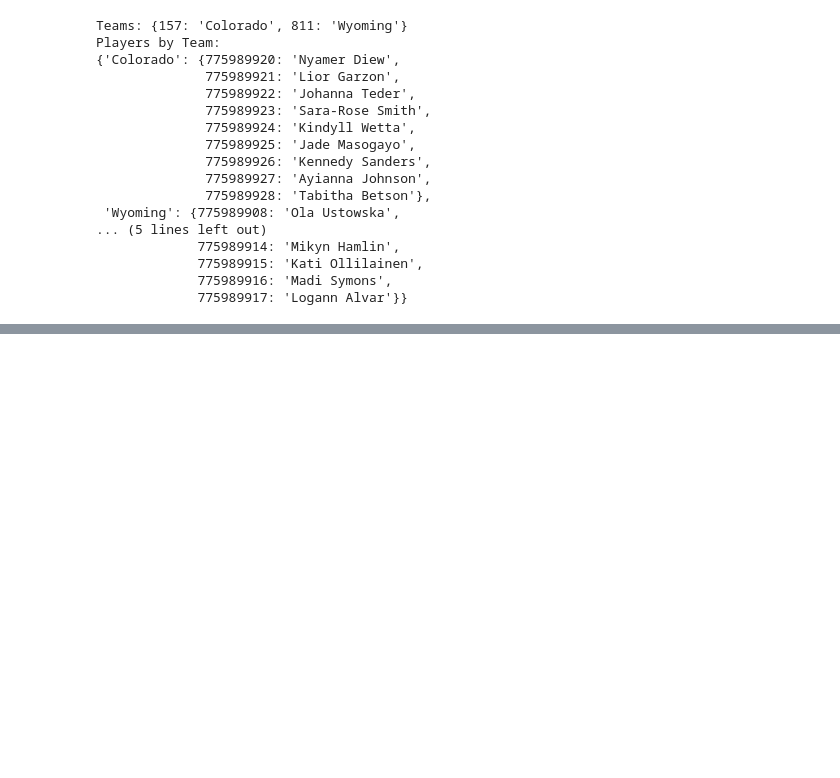
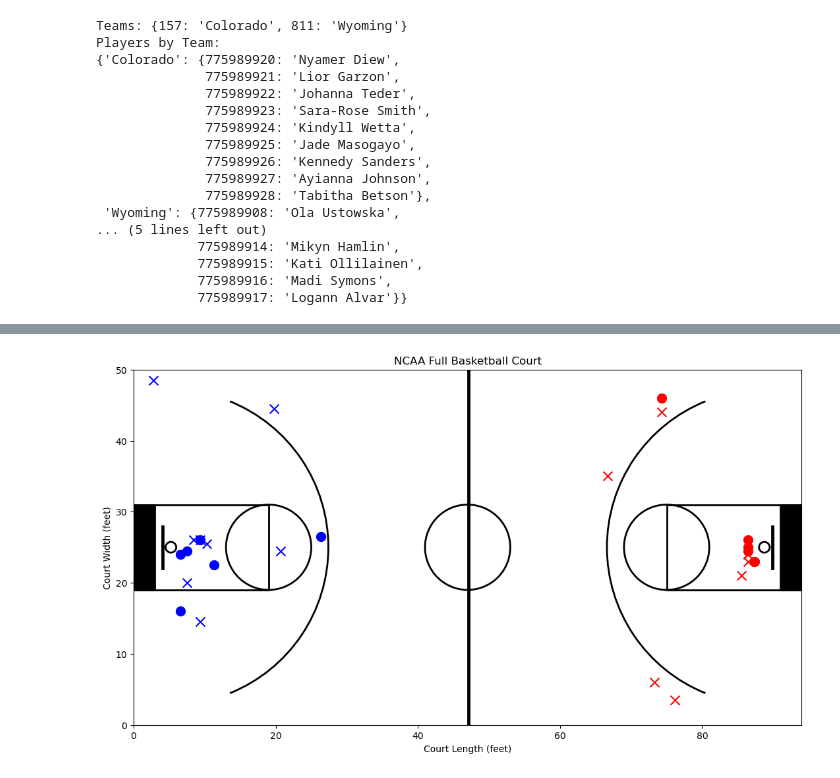
Before and after one commit to roryhr/code, a Jupyter notebook: notebooks/basketball.ipynb, the cells around one changed output, grey strips where cells are left out. Saved outputs shown, nothing was run; the diff lists cells and outputs as text; code cells hidden in the pictures; blank space fills up the shorter version.

```diff
--- a/notebooks/basketball.ipynb
+++ b/notebooks/basketball.ipynb
@@ -476,0 +238,4 @@ plt.show()
+# %%
+plot_shots(shot_df[shot_df.meta_info.str.contains("period_4")].to_dict("records"))
+# %% [output]
+[figure, added]
```
Also changed, not shown: parts of 13 cells of this notebook, 1 other file.
